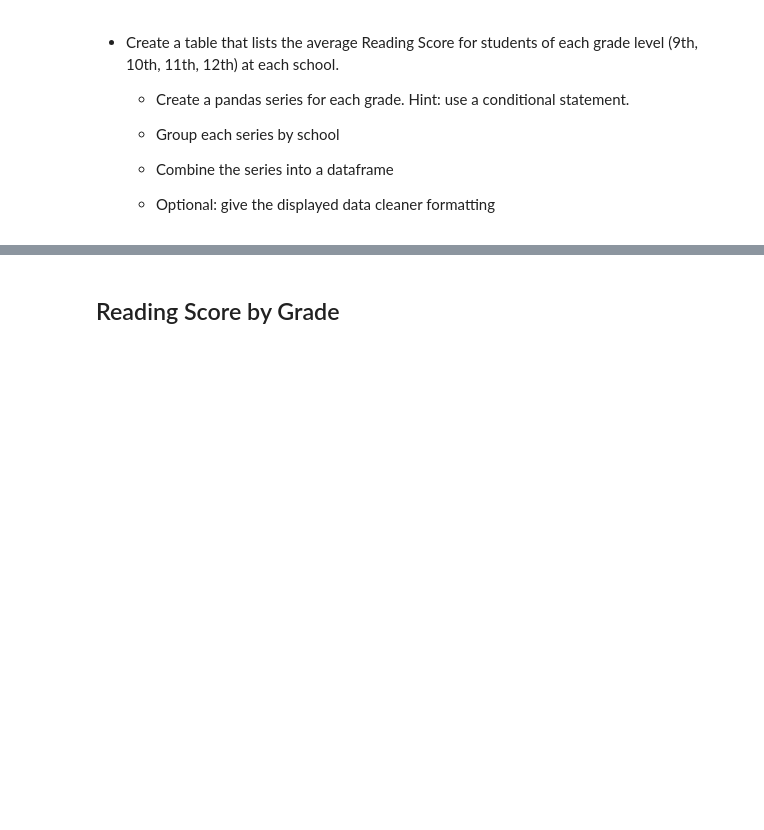
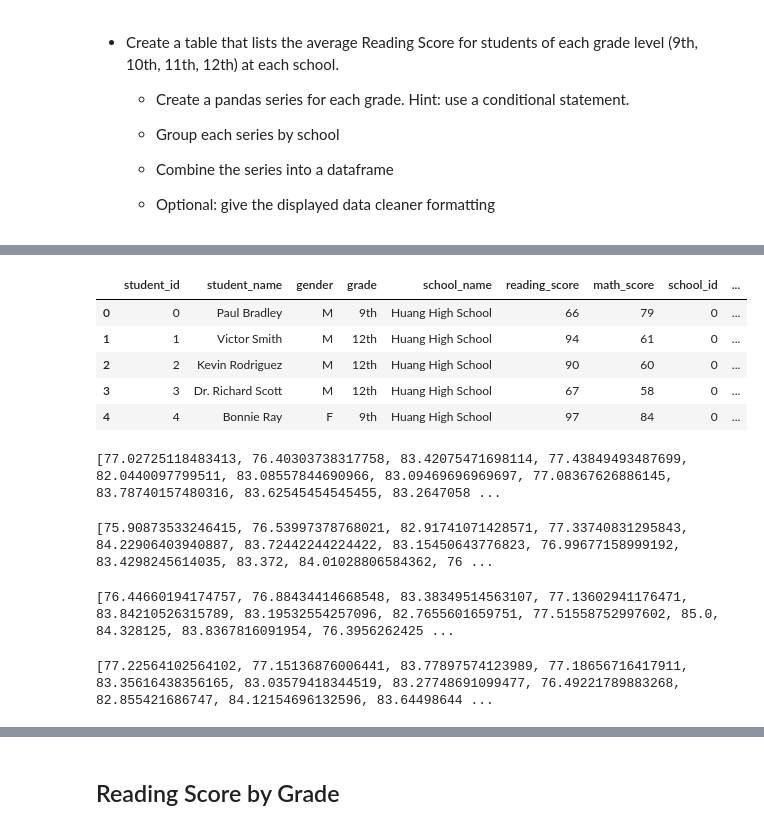
Before and after one commit to swdrich/pandas-challenge, a Jupyter notebook: PyCitySchools/PyCitySchools.ipynb, the cells around one changed output, grey strips where cells are left out. Saved outputs shown, nothing was run; the diff lists cells and outputs as text; code cells hidden in the pictures; blank space fills up the shorter version.

```diff
--- a/PyCitySchools/PyCitySchools.ipynb
+++ b/PyCitySchools/PyCitySchools.ipynb
@@ -437,0 +468,47 @@ school_summary_sort_bottom_overall.head()
+# %%
+#rename columns
+school_grades_df = school_data_complete_df.rename(columns={"School ID": "school_id", "Student ID": "student_id"})
+school_grades_df.head()
+# %% [output]
+|  | student_id | student_name | gender | grade | school_name | reading_score | math_score | school_id | ... |
+| 0 | 0 | Paul Bradley | M | 9th | Huang High School | 66 | 79 | 0 | ... |
+| 1 | 1 | Victor Smith | M | 12th | Huang High School | 94 | 61 | 0 | ... |
+| 2 | 2 | Kevin Rodriguez | M | 12th | Huang High School | 90 | 60 | 0 | ... |
+| 3 | 3 | Dr. Richard Scott | M | 12th | Huang High School | 67 | 58 | 0 | ... |
+| 4 | 4 | Bonnie Ray | F | 9th | Huang High School | 97 | 84 | 0 | ... |
+# %%
+#Sort by grade 9
+school_grade9_m = school_grades_df.loc[school_grades_df["grade"] == "9th"]
+#school_grade9_m
+grade9m_grouped = school_grade9_m.groupby(school_grade9_m.school_id)
+grade9m = list(grade9m_grouped["math_score"].mean())
+print(grade9m)
+# %% [output]
+[77.02725118483413, 76.40303738317758, 83.42075471698114, 77.43849493487699, 82.0440097799511, 83.08557844690966, 83.09469696969697, 77.08367626886145, 83.78740157480316, 83.62545454545455, 83.2647058 ...
+# %%
+#Sort by grade 10
+school_grade10_m = school_grades_df.loc[school_grades_df["grade"] == "10th"]
+#school_grade10_m
+grade10m_grouped = school_grade10_m.groupby(school_grade10_m.school_id)
+grade10m = list(grade10m_grouped["math_score"].mean())
+print(grade10m)
+# %% [output]
+[75.90873533246415, 76.53997378768021, 82.91741071428571, 77.33740831295843, 84.22906403940887, 83.72442244224422, 83.15450643776823, 76.99677158999192, 83.4298245614035, 83.372, 84.01028806584362, 76 ...
+# %%
+#Sort by grade 11
+school_grade11_m = school_grades_df.loc[school_grades_df["grade"] == "11th"]
+#school_grade11_m
+grade11m_grouped = school_grade11_m.groupby(school_grade11_m.school_id)
+grade11m = list(grade11m_grouped["math_score"].mean())
+print(grade11m)
+# %% [output]
+[76.44660194174757, 76.88434414668548, 83.38349514563107, 77.13602941176471, 83.84210526315789, 83.19532554257096, 82.7655601659751, 77.51558752997602, 85.0, 84.328125, 83.8367816091954, 76.3956262425 ...
+# %%
+#Sort by grade 12
+school_grade12_m = school_grades_df.loc[school_grades_df["grade"] == "12th"]
+#school_grade12_m
+grade12m_grouped = school_grade12_m.groupby(school_grade12_m.school_id)
+grade12m = list(grade12m_grouped["math_score"].mean())
+print(grade12m)
+# %% [output]
+[77.22564102564102, 77.15136876006441, 83.77897574123989, 77.18656716417911, 83.35616438356165, 83.03579418344519, 83.27748691099477, 76.49221789883268, 82.855421686747, 84.12154696132596, 83.64498644 ...
```
Also changed, not shown: parts of 4 cells of this notebook.
